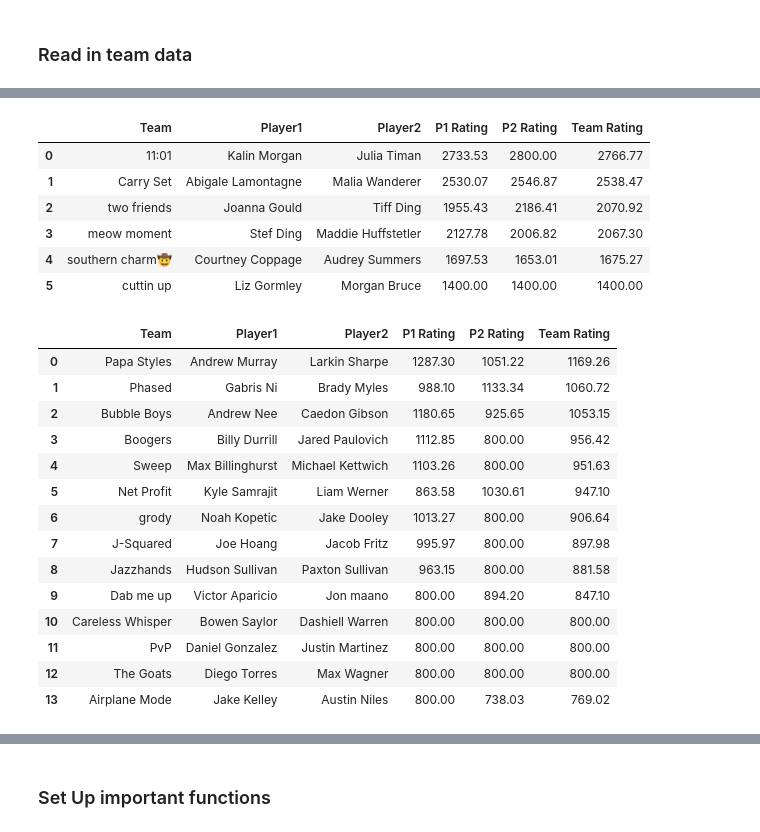
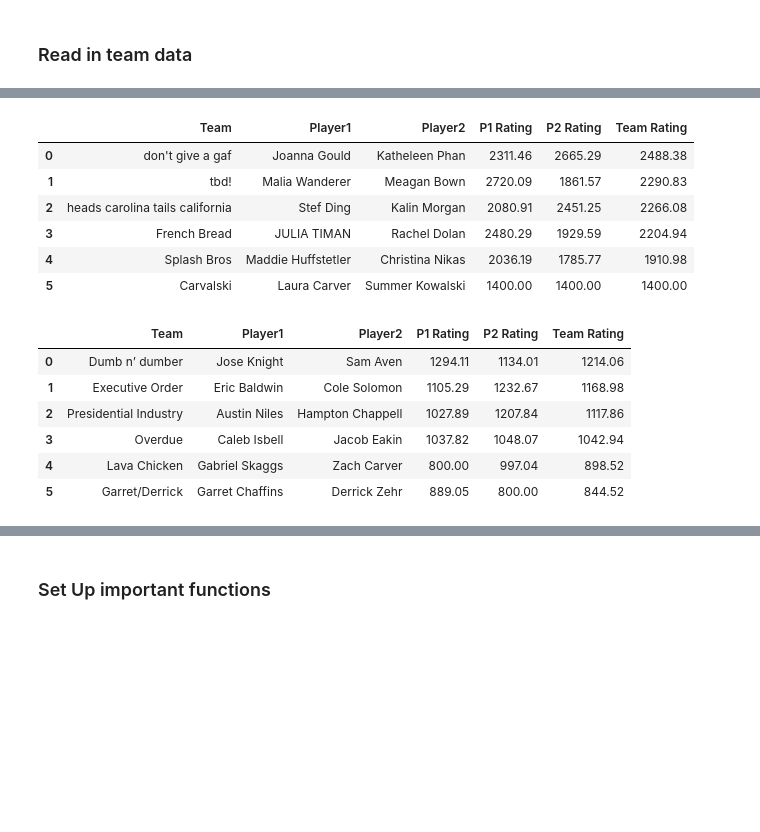
Before and after one commit to USAR-Rankings/Simulations, a Jupyter notebook: notebooks/Nationals_Simulations.ipynb, the cells around one changed output, grey strips where cells are left out. Drawn from its saved outputs; the diff is of its cells as text; code cells hidden in the pictures; blank space fills up the shorter version.

```diff
--- a/notebooks/Nationals_Simulations.ipynb
+++ b/notebooks/Nationals_Simulations.ipynb
@@ -63,10 +67,10 @@ def get_ratings_all(teams,df,tourney,default=800):
     teams["Team Rating"]= teams[["P1 Rating", "P2 Rating"]].mean(axis=1).round(2)
     return teams.sort_values(by="Team Rating", ascending=False).reset_index(drop=True)
 # %%
-open_teams=pd.read_csv("../data/southeast25_open.csv").sort_values(by="Team Rating", ascending=False).reset_index(drop=True)
-open_rating=pd.read_csv("../data/test_final_players_open_2025-03-10.csv")
-#open_teams=get_ratings_all(open_teams,open_rating,"ERS24CHAMPIONSHIP")
-#open_teams.to_csv("../data/southeast25_open.csv",index=False)
+#open_teams=pd.read_csv("../data/southeast25_open.csv").sort_values(by="Team Rating", ascending=False).reset_index(drop=True)
+open_rating=pd.read_csv("../data/test_final_players_open_2025-04-25.csv")
+open_teams=get_ratings_all(open_teams,open_rating,"PHOENIX-SECTIONAL-25")
+open_teams.to_csv("../data/south25_open.csv",index=False)
 open_teams
 # %% [output]
 |  | Team | Player1 | Player2 | P1 Rating | P2 Rating | Team Rating |
@@ -85,42 +93,34 @@ open_teams
 # %%
-womens_teams=pd.read_csv("../data/southeast25_womens.csv").sort_values(by="Team Rating", ascending=False).reset_index(drop=True)
-#womens_teams=pd.read_csv("../data/southeast25_womens.csv")
+#womens_teams=pd.read_csv("../data/southeast25_womens.csv").sort_values(by="Team Rating", ascending=False).reset_index(drop=True)
+womens_teams=pd.read_csv("../data/south25_women.csv")
 womens_teams=correct_names(womens_teams)
-womens_rating=pd.read_csv("../data/test_final_players_womens_2025-03-10.csv")
-#womens_teams=get_ratings_all(womens_teams,womens_rating,"CASRREGIONALS3",default=1400)
-#womens_teams.to_csv("../data/southeast25_womens.csv",index=False)
+womens_rating=pd.read_csv("../data/test_final_players_womens_2025-04-24.csv")
+womens_teams=get_ratings_all(womens_teams,womens_rating,"USAR25SOUTHEAST",default=1400)
+womens_teams.to_csv("../data/south25_women.csv",index=False)
 womens_teams
 # %% [output]
 |  | Team | Player1 | Player2 | P1 Rating | P2 Rating | Team Rating |
-| 0 | 11:01 | Kalin Morgan | Julia Timan | 2733.53 | 2800.00 | 2766.77 |
-| 1 | Carry Set | Abigale Lamontagne | Malia Wanderer | 2530.07 | 2546.87 | 2538.47 |
-| 2 | two friends | Joanna Gould | Tiff Ding | 1955.43 | 2186.41 | 2070.92 |
-| 3 | meow moment | Stef Ding | Maddie Huffstetler | 2127.78 | 2006.82 | 2067.30 |
-| 4 | southern charm🤠 | Courtney Coppage | Audrey Summers | 1697.53 | 1653.01 | 1675.27 |
-| 5 | cuttin up | Liz Gormley | Morgan Bruce | 1400.00 | 1400.00 | 1400.00 |
+| 0 | don't give a gaf | Joanna Gould | Katheleen Phan | 2311.46 | 2665.29 | 2488.38 |
+| 1 | tbd! | Malia Wanderer | Meagan Bown | 2720.09 | 1861.57 | 2290.83 |
+| 2 | heads carolina tails california | Stef Ding | Kalin Morgan | 2080.91 | 2451.25 | 2266.08 |
+| 3 | French Bread | JULIA TIMAN | Rachel Dolan | 2480.29 | 1929.59 | 2204.94 |
+| 4 | Splash Bros | Maddie Huffstetler | Christina Nikas | 2036.19 | 1785.77 | 1910.98 |
+| 5 | Carvalski | Laura Carver | Summer Kowalski | 1400.00 | 1400.00 | 1400.00 |
 # %%
 #contend_teams=pd.read_csv("../data/southeast25_contend.csv").sort_values(by="Team Rating", ascending=False).reset_index(drop=True)
-contend_teams=pd.read_csv("../data/southeast25_contender.csv")
+contend_teams=pd.read_csv("../data/south25_contend.csv")
 contend_teams=correct_names(contend_teams)
-contend_teams=get_ratings_all(contend_teams,open_rating,"ERS24CHAMPIONSHIP")
-#contend_teams.to_csv("../data/southeast25_contender.csv",index=False)
+contend_teams=get_ratings_all(contend_teams,open_rating,"PHOENIX-SECTIONAL-25")
+contend_teams.to_csv("../data/south25_contend.csv",index=False)
 contend_teams
 # %% [output]
 |  | Team | Player1 | Player2 | P1 Rating | P2 Rating | Team Rating |
-| 0 | Papa Styles | Andrew Murray | Larkin Sharpe | 1287.30 | 1051.22 | 1169.26 |
-| 1 | Phased | Gabris Ni | Brady Myles | 988.10 | 1133.34 | 1060.72 |
-| 2 | Bubble Boys | Andrew Nee | Caedon Gibson | 1180.65 | 925.65 | 1053.15 |
-| 3 | Boogers | Billy Durrill | Jared Paulovich | 1112.85 | 800.00 | 956.42 |
-| 4 | Sweep | Max Billinghurst | Michael Kettwich | 1103.26 | 800.00 | 951.63 |
-| 5 | Net Profit | Kyle Samrajit | Liam Werner | 863.58 | 1030.61 | 947.10 |
-| 6 | grody | Noah Kopetic | Jake Dooley | 1013.27 | 800.00 | 906.64 |
-| 7 | J-Squared | Joe Hoang | Jacob Fritz | 995.97 | 800.00 | 897.98 |
-| 8 | Jazzhands | Hudson Sullivan | Paxton Sullivan | 963.15 | 800.00 | 881.58 |
-| 9 | Dab me up | Victor Aparicio | Jon maano | 800.00 | 894.20 | 847.10 |
-| 10 | Careless Whisper | Bowen Saylor | Dashiell Warren | 800.00 | 800.00 | 800.00 |
-| 11 | PvP | Daniel Gonzalez | Justin Martinez | 800.00 | 800.00 | 800.00 |
-| 12 | The Goats | Diego Torres | Max Wagner | 800.00 | 800.00 | 800.00 |
-| 13 | Airplane Mode | Jake Kelley | Austin Niles | 800.00 | 738.03 | 769.02 |
+| 0 | Dumb n’ dumber | Jose Knight | Sam Aven | 1294.11 | 1134.01 | 1214.06 |
+| 1 | Executive Order | Eric Baldwin | Cole Solomon | 1105.29 | 1232.67 | 1168.98 |
+| 2 | Presidential Industry | Austin Niles | Hampton Chappell | 1027.89 | 1207.84 | 1117.86 |
+| 3 | Overdue | Caleb Isbell | Jacob Eakin | 1037.82 | 1048.07 | 1042.94 |
+| 4 | Lava Chicken | Gabriel Skaggs | Zach Carver | 800.00 | 997.04 | 898.52 |
+| 5 | Garret/Derrick | Garret Chaffins | Derrick Zehr | 889.05 | 800.00 | 844.52 |
 # %%
 # For ease of input I created a csv with the teams and thier ratings as an average of the two player
 
```
Also changed, not shown: parts of 9 cells of this notebook, 1 other file.
